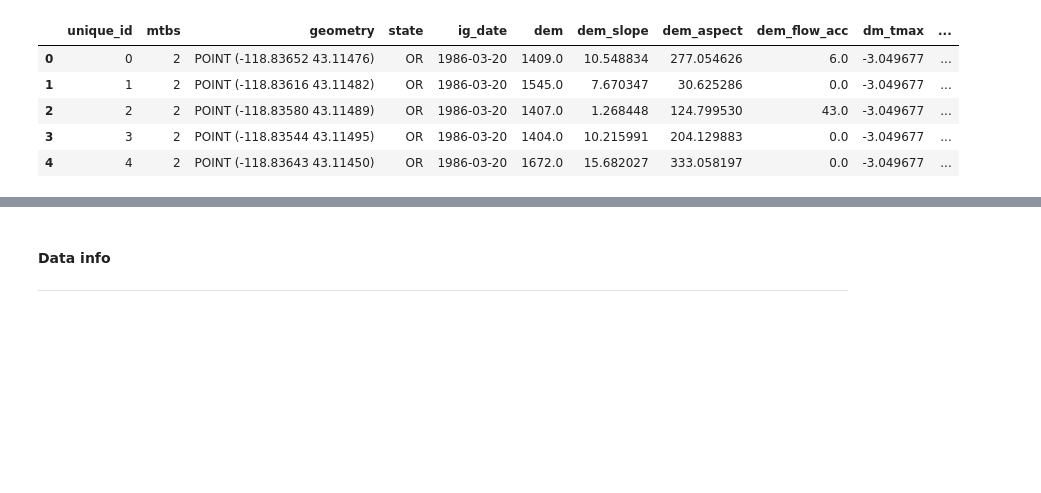
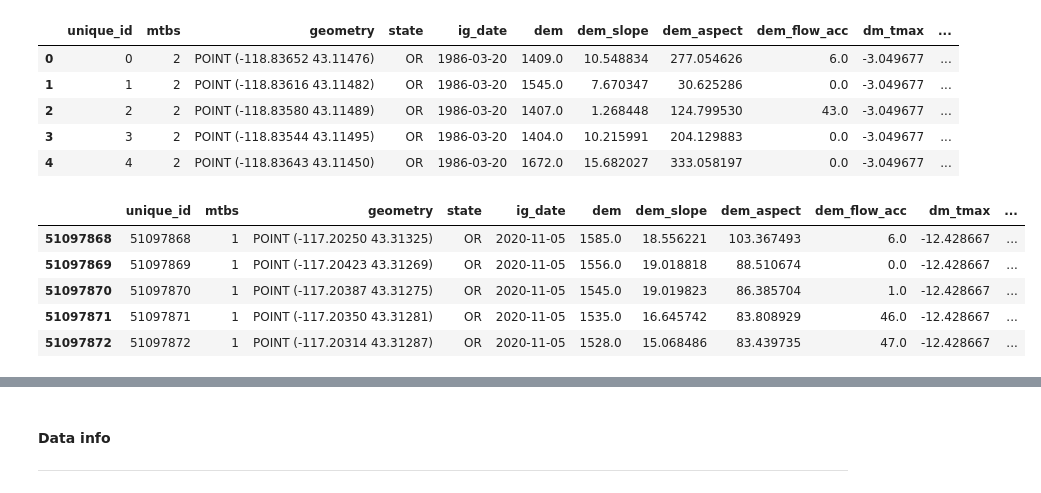
Before and after one commit to cake-dev/FireLab, a Jupyter notebook: Project/data_notebook.ipynb, the cells around one changed output, grey strips where cells are left out. Saved outputs shown, nothing was run; the diff lists cells and outputs as text; code cells hidden in the pictures; blank space fills up the shorter version.

Commit message:
dataset fixed

```diff
--- a/Project/data_notebook.ipynb
+++ b/Project/data_notebook.ipynb
@@ -204,6 +251,15 @@ mtbs_dataset_final.head()
 | 2 | 2 | 2 | POINT (-118.83580 43.11489) | OR | 1986-03-20 | 1407.0 | 1.268448 | 124.799530 | 43.0 | -3.049677 | ... |
 | 3 | 3 | 2 | POINT (-118.83544 43.11495) | OR | 1986-03-20 | 1404.0 | 10.215991 | 204.129883 | 0.0 | -3.049677 | ... |
 | 4 | 4 | 2 | POINT (-118.83643 43.11450) | OR | 1986-03-20 | 1672.0 | 15.682027 | 333.058197 | 0.0 | -3.049677 | ... |
+# %%
+mtbs_dataset_final.tail()
+# %% [output]
+|  | unique_id | mtbs | geometry | state | ig_date | dem | dem_slope | dem_aspect | dem_flow_acc | dm_tmax | ... |
+| 51097868 | 51097868 | 1 | POINT (-117.20250 43.31325) | OR | 2020-11-05 | 1585.0 | 18.556221 | 103.367493 | 6.0 | -12.428667 | ... |
+| 51097869 | 51097869 | 1 | POINT (-117.20423 43.31269) | OR | 2020-11-05 | 1556.0 | 19.018818 | 88.510674 | 0.0 | -12.428667 | ... |
+| 51097870 | 51097870 | 1 | POINT (-117.20387 43.31275) | OR | 2020-11-05 | 1545.0 | 19.019823 | 86.385704 | 1.0 | -12.428667 | ... |
+| 51097871 | 51097871 | 1 | POINT (-117.20350 43.31281) | OR | 2020-11-05 | 1535.0 | 16.645742 | 83.808929 | 46.0 | -12.428667 | ... |
+| 51097872 | 51097872 | 1 | POINT (-117.20314 43.31287) | OR | 2020-11-05 | 1528.0 | 15.068486 | 83.439735 | 47.0 | -12.428667 | ... |
 # %%
 with ProgressBar():
     mtbs_final_computed = mtbs_dataset_final.compute()
```
Also changed, not shown: parts of 12 cells of this notebook.
